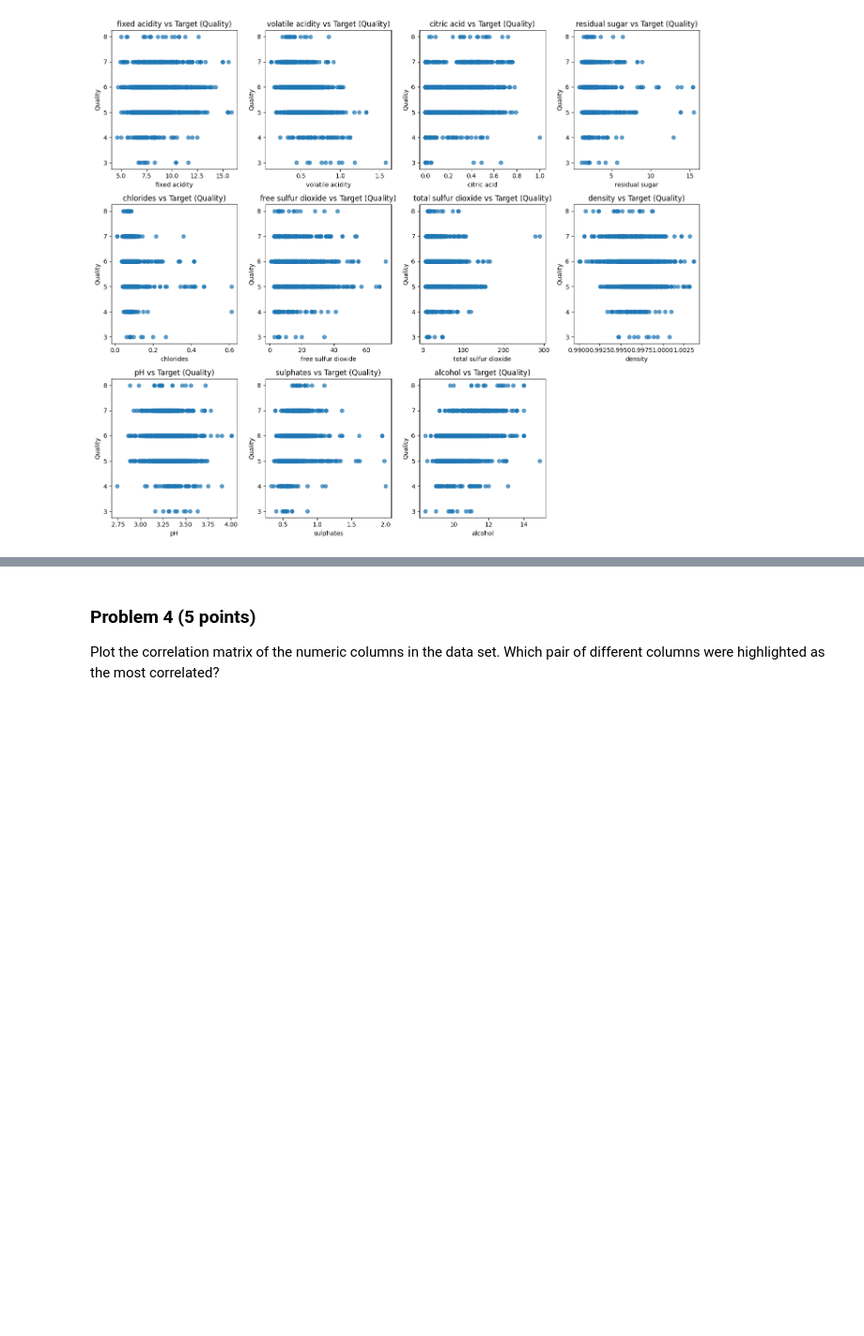
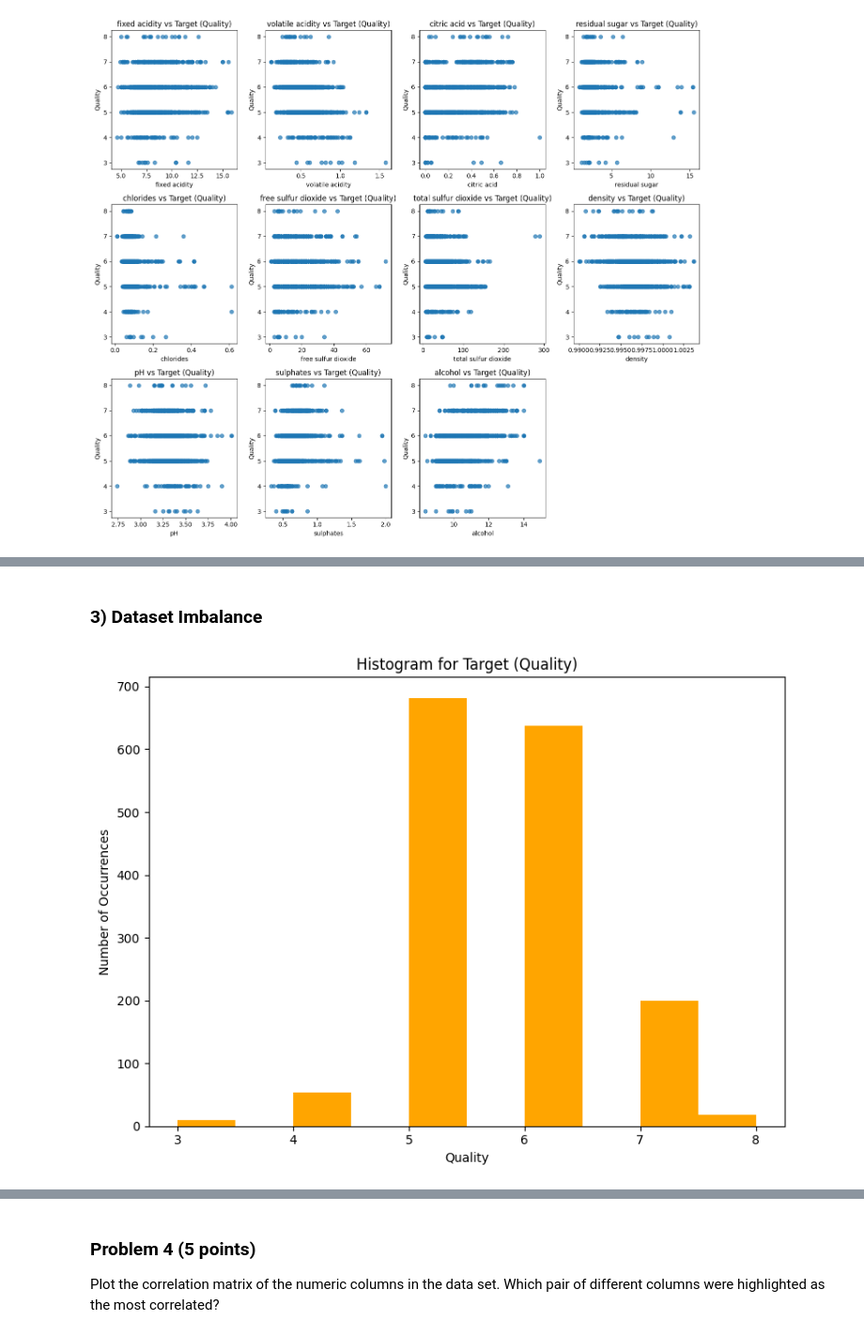
Before and after one commit to garikapativineet/dx602-final-project, a Jupyter notebook: project.ipynb, the cells around one changed output, grey strips where cells are left out. Shown at 94% size. Saved outputs shown, nothing was run; the diff lists cells and outputs as text; code cells hidden in the pictures; blank space fills up the shorter version.

```diff
--- a/project.ipynb
+++ b/project.ipynb
@@ -275,0 +384,12 @@ YOUR ANSWERS HERE
+# %% [markdown]
+### **3) Dataset Imbalance**
+# %%
+plt.figure(figsize = (8,6))
+plt.hist(wine_df["target"], color = "orange")
+plt.title("Histogram for Target (Quality)")
+plt.xlabel("Quality")
+plt.ylabel("Number of Occurrences")
+plt.tight_layout()
+plt.show()
+# %% [output]
+[figure, added]
```
Also changed, not shown: parts of 14 cells of this notebook.
